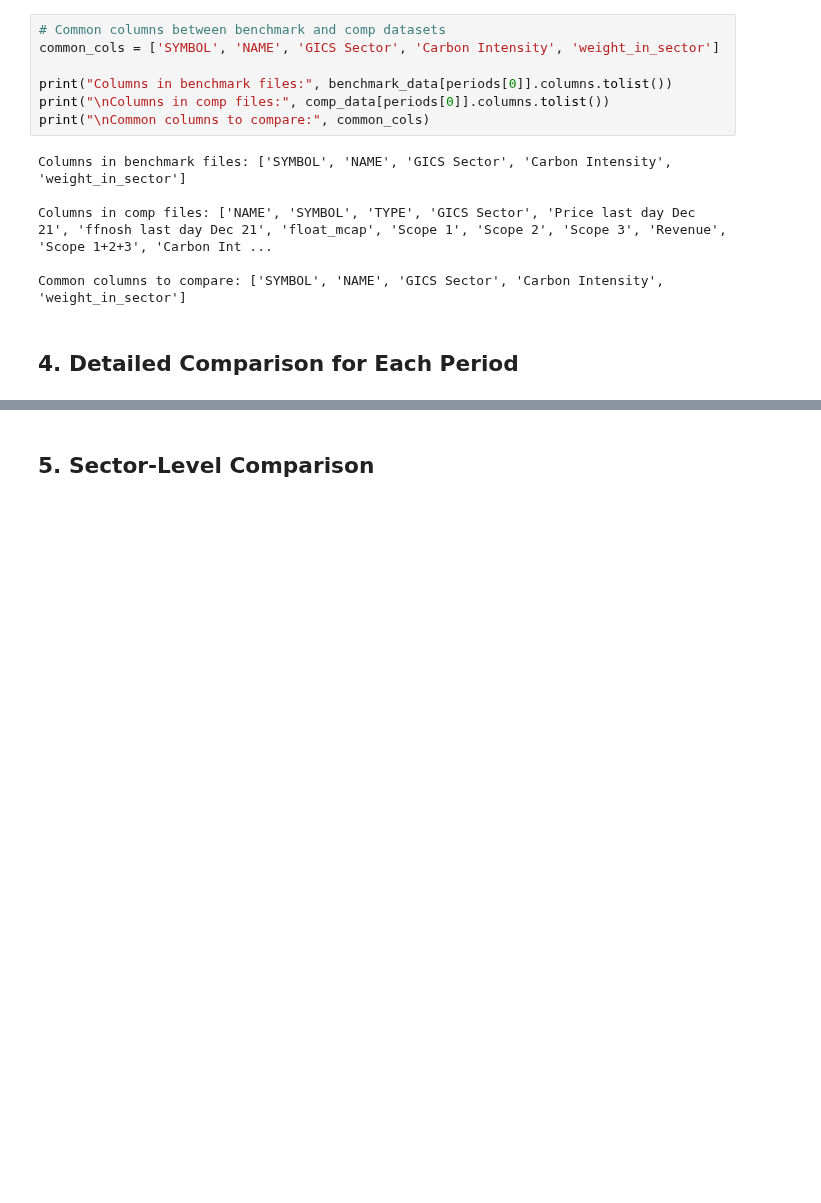
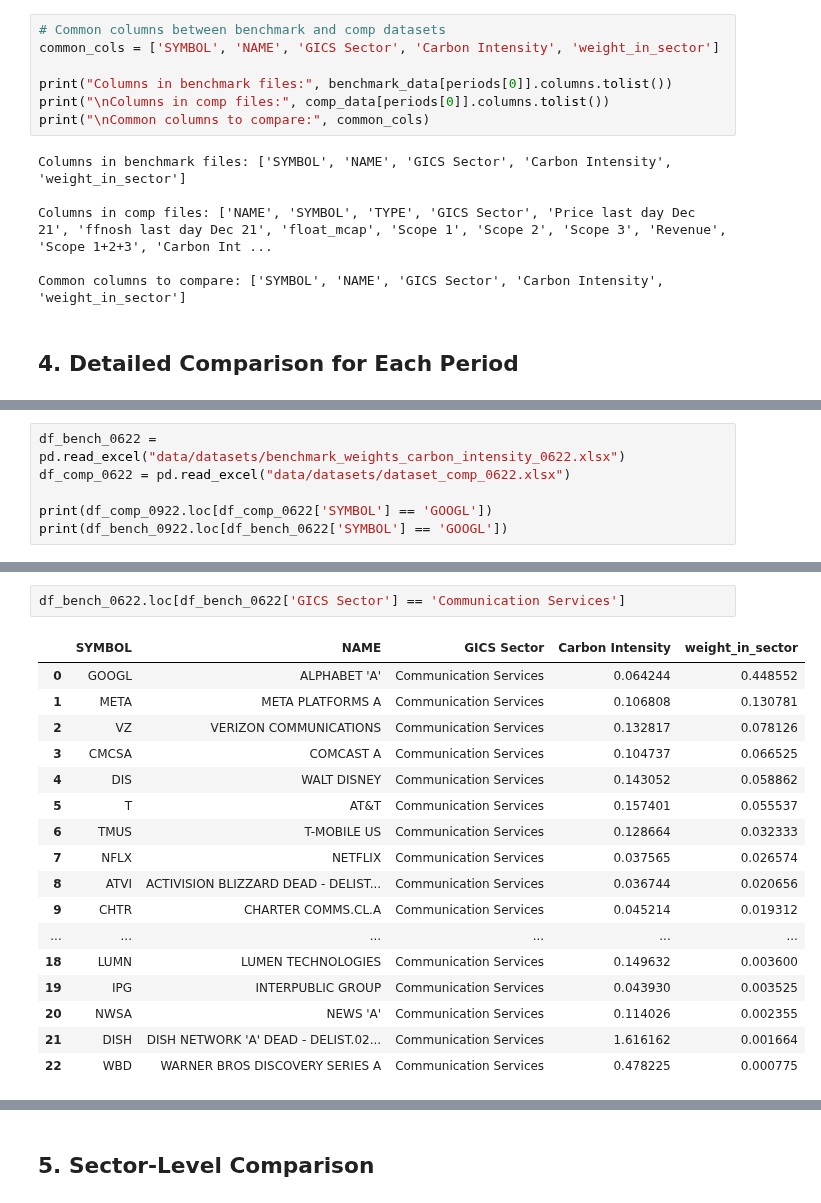
Before and after one commit to rebecca-di-francesco-bfh/sectoral-decarbonization, a Jupyter notebook: compare_previous_datasets_construction_with_new_method.ipynb, the cells around one changed output, grey strips where cells are left out. Drawn from its saved outputs; the diff is of its cells as text; blank space fills up the shorter version.

```diff
--- a/compare_previous_datasets_construction_with_new_method.ipynb
+++ b/compare_previous_datasets_construction_with_new_method.ipynb
@@ -216,0 +304,6 @@ Period: 1221
+# %%
+df_bench_0622 = pd.read_excel("data/datasets/benchmark_weights_carbon_intensity_0622.xlsx")
+df_comp_0622 = pd.read_excel("data/datasets/dataset_comp_0622.xlsx")
+
+print(df_comp_0922.loc[df_comp_0622['SYMBOL'] == 'GOOGL'])
+print(df_bench_0922.loc[df_bench_0622['SYMBOL'] == 'GOOGL'])
@@ -216,0 +330,20 @@ Period: 1221
+# %%
+df_bench_0622.loc[df_bench_0622['GICS Sector'] == 'Communication Services']
+# %% [output]
+|  | SYMBOL | NAME | GICS Sector | Carbon Intensity | weight_in_sector |
+| 0 | GOOGL | ALPHABET 'A' | Communication Services | 0.064244 | 0.448552 |
+| 1 | META | META PLATFORMS A | Communication Services | 0.106808 | 0.130781 |
+| 2 | VZ | VERIZON COMMUNICATIONS | Communication Services | 0.132817 | 0.078126 |
+| 3 | CMCSA | COMCAST A | Communication Services | 0.104737 | 0.066525 |
+| 4 | DIS | WALT DISNEY | Communication Services | 0.143052 | 0.058862 |
+| 5 | T | AT&T | Communication Services | 0.157401 | 0.055537 |
+| 6 | TMUS | T-MOBILE US | Communication Services | 0.128664 | 0.032333 |
+| 7 | NFLX | NETFLIX | Communication Services | 0.037565 | 0.026574 |
+| 8 | ATVI | ACTIVISION BLIZZARD DEAD - DELIST... | Communication Services | 0.036744 | 0.020656 |
+| 9 | CHTR | CHARTER COMMS.CL.A | Communication Services | 0.045214 | 0.019312 |
+| ... | ... | ... | ... | ... | ... |
+| 18 | LUMN | LUMEN TECHNOLOGIES | Communication Services | 0.149632 | 0.003600 |
+| 19 | IPG | INTERPUBLIC GROUP | Communication Services | 0.043930 | 0.003525 |
+| 20 | NWSA | NEWS 'A' | Communication Services | 0.114026 | 0.002355 |
+| 21 | DISH | DISH NETWORK 'A' DEAD - DELIST.02... | Communication Services | 1.616162 | 0.001664 |
+| 22 | WBD | WARNER BROS DISCOVERY SERIES A | Communication Services | 0.478225 | 0.000775 |
```
Also changed, not shown: parts of 11 cells of this notebook, 8 other files.
